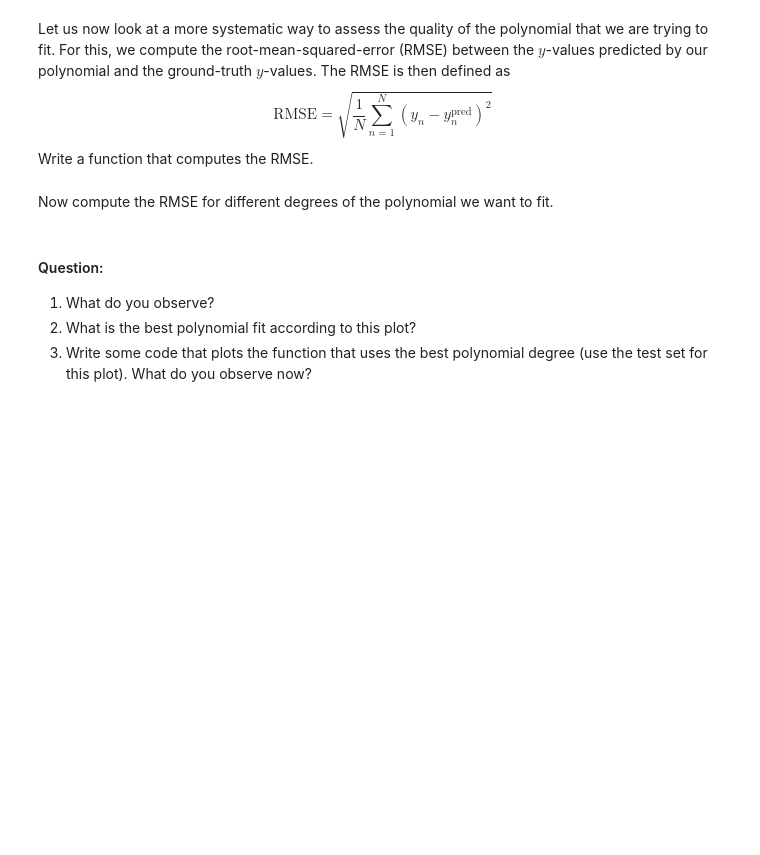
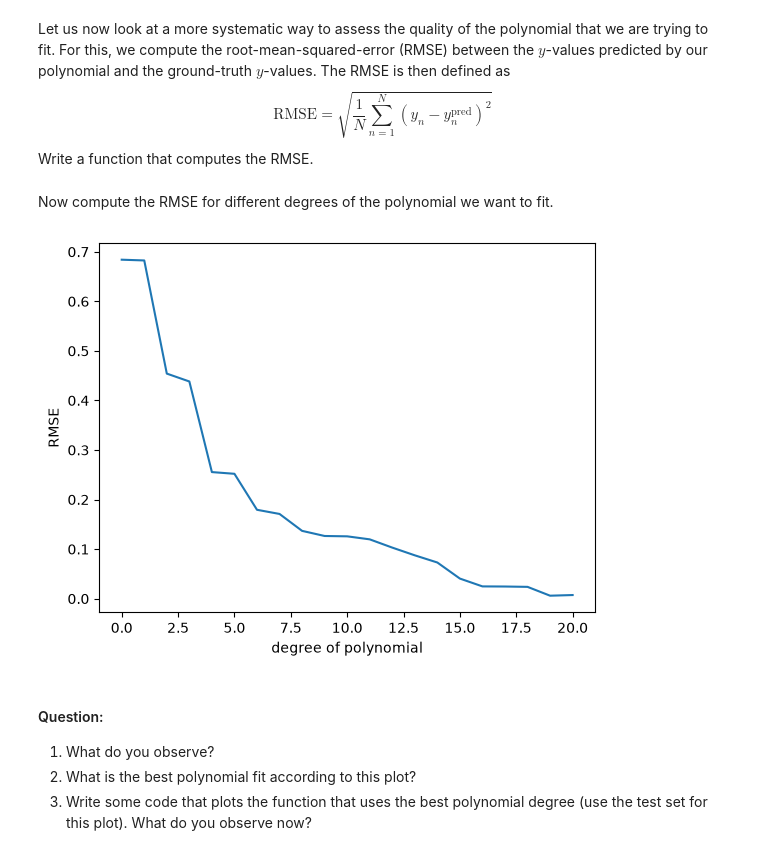
Before and after one commit to andrewtplatt/aims-machine-learning-mt26, a Jupyter notebook: practical-L1-L2/tutorial_linear_regression.ipynb, the cells around one changed output. Cells and saved outputs as stored; diff of their text form; code cells hidden in the pictures; blank space fills up the shorter version.

```diff
--- a/practical-L1-L2/tutorial_linear_regression.ipynb
+++ b/practical-L1-L2/tutorial_linear_regression.ipynb
@@ -340,25 +387,29 @@ Write a function that computes the RMSE.
 # %%
 ## EDIT THIS FUNCTION
 def RMSE(y, ypred):
-    rmse = -1 ## <-- EDIT THIS LINE
+    diff = y - ypred
+    rmse = np.sqrt(np.mean(diff ** 2))
     return rmse
 # %% [markdown]
 Now compute the RMSE for different degrees of the polynomial we want to fit.
 # %%
 ## EDIT THIS CELL
 K_max = 20
 rmse_train = np.zeros((K_max+1,))
 
 for k in range(K_max+1):
-
-
-    rmse_train[k] = -1 # <-- EDIT THIS LINE
+    Phi_k = poly_features(X, k) # N x (K+1) feature matrix
+    theta_ml_k = nonlinear_features_maximum_likelihood(Phi_k, y) # maximum likelihood estimator
+    y_pred_k = Phi_k @ theta_ml_k
+    rmse_train[k] = RMSE(y, y_pred_k)
 
 
 plt.figure()
 plt.plot(rmse_train)
 plt.xlabel("degree of polynomial")
 plt.ylabel("RMSE");
+# %% [output]
+[figure, added]
 # %% [markdown]
 #### Question:
 1. What do you observe?
```
Also changed, not shown: parts of 40 cells of this notebook, 2 other files.
